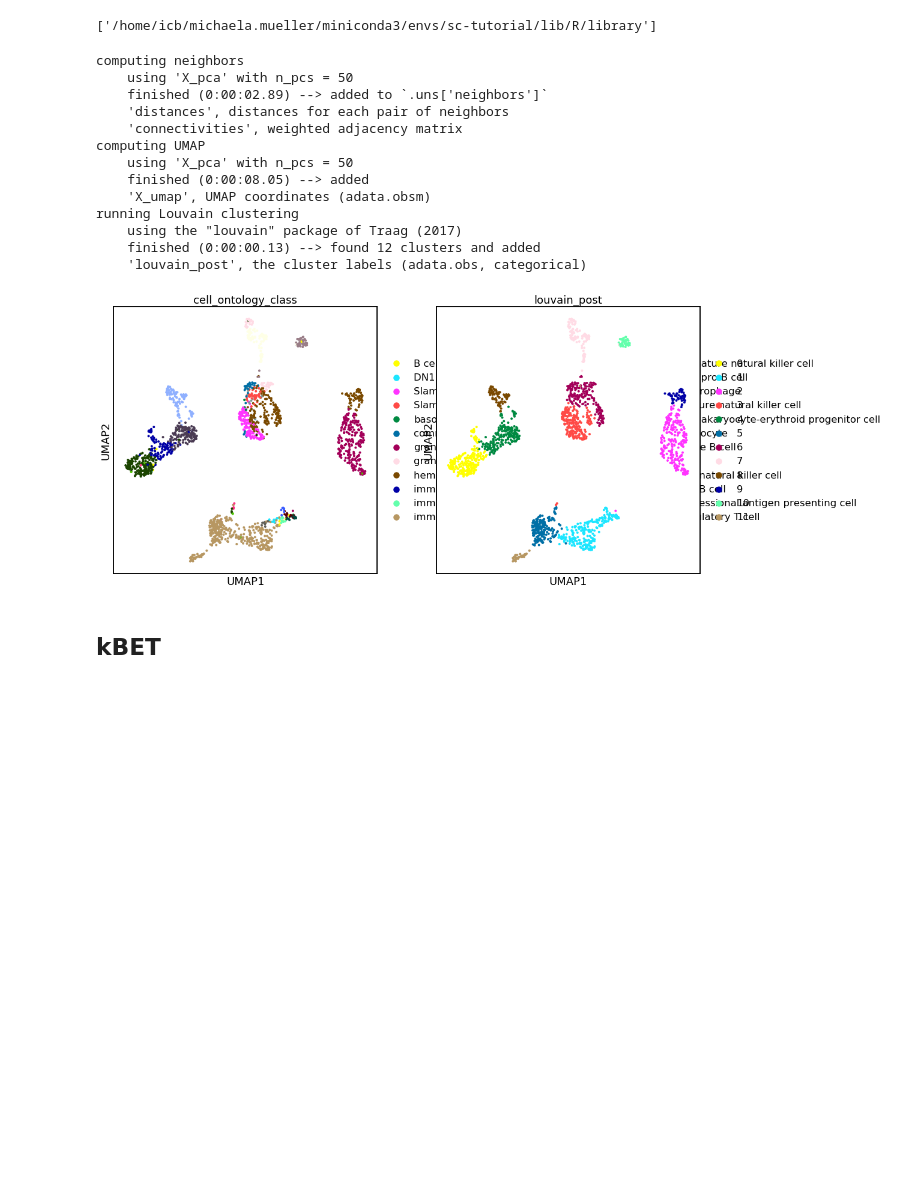
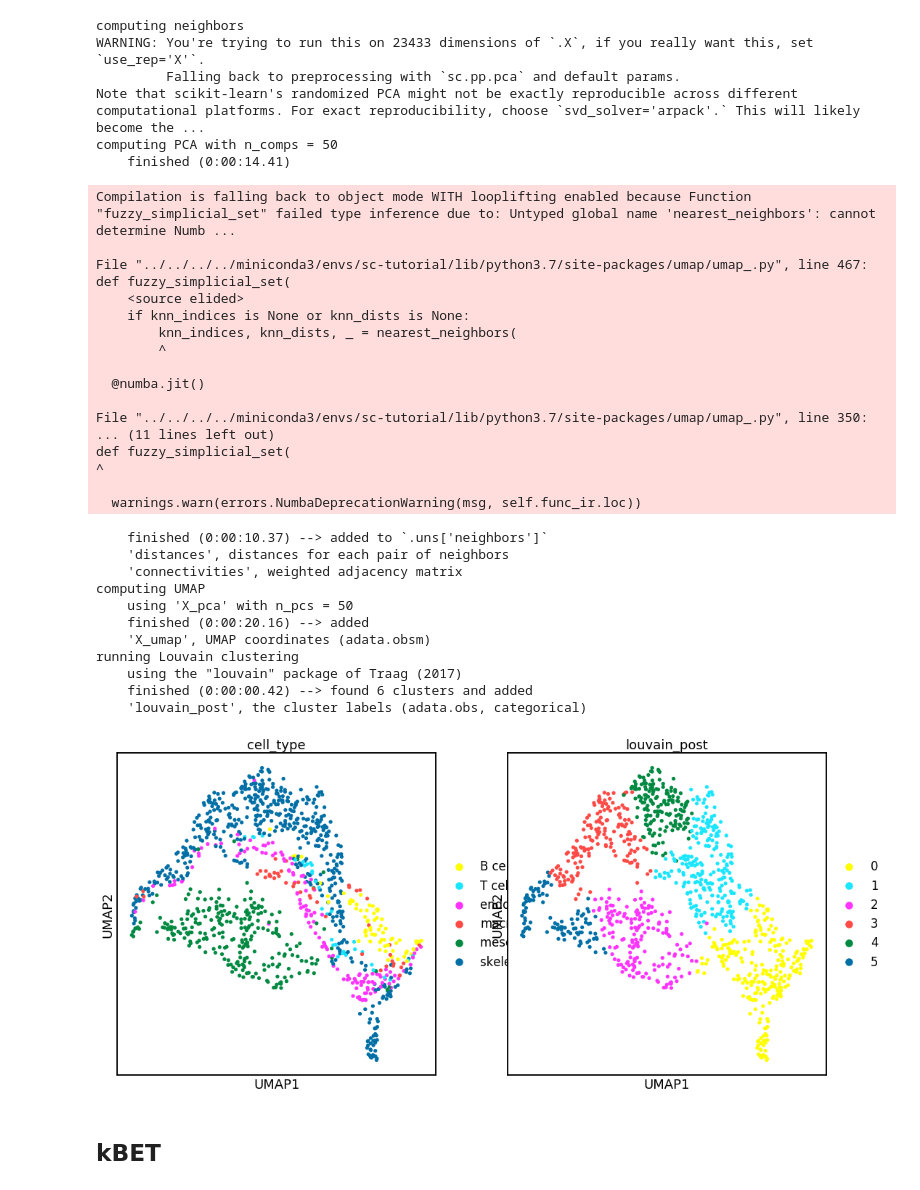
Before and after one commit to theislab/scib, a Jupyter notebook: notebooks/metrics/kBET.ipynb, the cells around one changed output. Cells and saved outputs as stored; diff of their text form; code cells hidden in the pictures; blank space fills up the shorter version.

Commit message:
kbet and cell cycle in progress

```diff
--- a/notebooks/metrics/kBET.ipynb
+++ b/notebooks/metrics/kBET.ipynb
@@ -21,6 +19,2 @@ a = ro.r(".libPaths()")
-# %%
-list(a)
-# %% [output]
-['/home/icb/michaela.mueller/miniconda3/envs/sc-tutorial/lib/R/library']
 # %%
 plt.rcParams['figure.figsize'] = 8,8
@@ -32,20 +21,44 @@ adata_facs = sc.read("../data/tabula_muris/facs_trunc.h5ad")
+# %%
+facs = "../data/tm/facs/Limb_Muscle_raw.h5ad"
+adata_facs = sc.read(facs, cache=True)
 # %%
 scIB.preprocessing.reduce_data(adata_facs, hvg=False, pca=False, umap=True)
 sc.tl.louvain(adata_facs, resolution=0.5, key_added='louvain_post')
 
-sc.pl.umap(adata_facs, color=['cell_ontology_class', 'louvain_post'], palette=sc.pl.palettes.godsnot_64)
+sc.pl.umap(adata_facs, color=['cell_type', 'louvain_post'], palette=sc.pl.palettes.godsnot_64)
 # %% [output]
 computing neighbors
-    using 'X_pca' with n_pcs = 50
-    finished (0:00:02.89) --> added to `.uns['neighbors']`
-    'distances', distances for each pair of neighbors
-    'connectivities', weighted adjacency matrix
-computing UMAP
-    using 'X_pca' with n_pcs = 50
-    finished (0:00:08.05) --> added
-    'X_umap', UMAP coordinates (adata.obsm)
-running Louvain clustering
-    using the "louvain" package of Traag (2017)
-    finished (0:00:00.13) --> found 12 clusters and added
-    'louvain_post', the cluster labels (adata.obs, categorical)
+WARNING: You're trying to run this on 23433 dimensions of `.X`, if you really want this, set `use_rep='X'`.
+         Falling back to preprocessing with `sc.pp.pca` and default params.
+Note that scikit-learn's randomized PCA might not be exactly reproducible across different computational platforms. For exact reproducibility, choose `svd_solver='arpack'.` This will likely become the ...
+computing PCA with n_comps = 50
+    finished (0:00:14.41)
+Compilation is falling back to object mode WITH looplifting enabled because Function "fuzzy_simplicial_set" failed type inference due to: Untyped global name 'nearest_neighbors': cannot determine Numb ...
+
+File "../../../../miniconda3/envs/sc-tutorial/lib/python3.7/site-packages/umap/umap_.py", line 467:
+def fuzzy_simplicial_set(
+    <source elided>
+    if knn_indices is None or knn_dists is None:
+        knn_indices, knn_dists, _ = nearest_neighbors(
+        ^
+
+  @numba.jit()
+
+File "../../../../miniconda3/envs/sc-tutorial/lib/python3.7/site-packages/umap/umap_.py", line 350:
+... (11 lines left out)
+def fuzzy_simplicial_set(
+^
+
+  warnings.warn(errors.NumbaDeprecationWarning(msg, self.func_ir.loc))
+    finished (0:00:10.37) --> added to `.uns['neighbors']`
+    'distances', distances for each pair of neighbors
+    'connectivities', weighted adjacency matrix
+computing UMAP
+    using 'X_pca' with n_pcs = 50
+    finished (0:00:20.16) --> added
+    'X_umap', UMAP coordinates (adata.obsm)
+running Louvain clustering
+    using the "louvain" package of Traag (2017)
+    finished (0:00:00.42) --> found 6 clusters and added
+    'louvain_post', the cluster labels (adata.obs, categorical)
-[figure, old version]
+[figure, new version]
```
Also changed, not shown: parts of 12 cells of this notebook, 6 other files.
